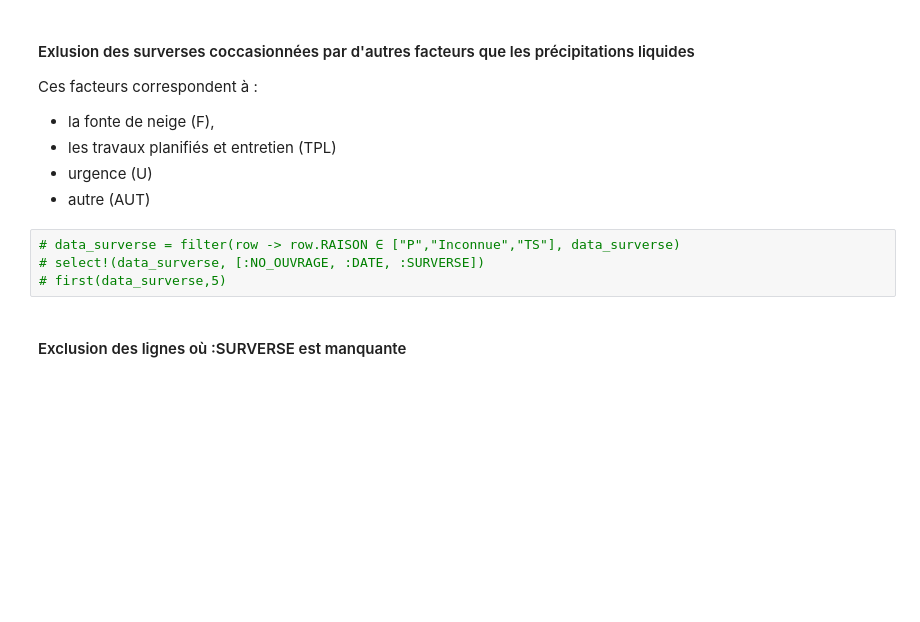
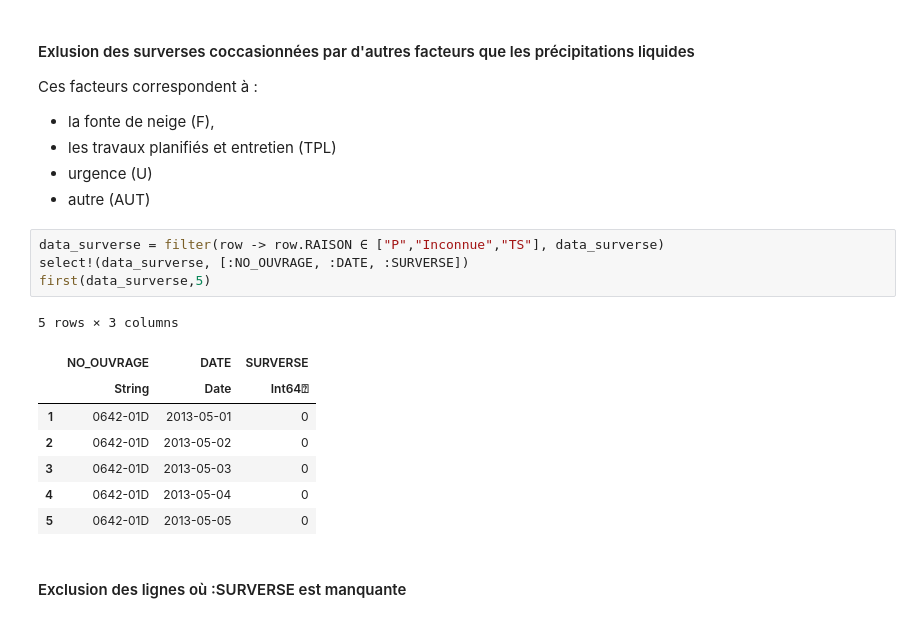
Before and after one commit to thien-ng/MTH3302, a Jupyter notebook: ProjetA19.ipynb, the cells around one changed output. Saved outputs shown, nothing was run; the diff lists cells and outputs as text; blank space fills up the shorter version.

```diff
--- a/ProjetA19.ipynb
+++ b/ProjetA19.ipynb
@@ -120,9 +120,18 @@ Ces facteurs correspondent à :
 - urgence (U)
 - autre (AUT)
 # %%
-# data_surverse = filter(row -> row.RAISON ∈ ["P","Inconnue","TS"], data_surverse)
-# select!(data_surverse, [:NO_OUVRAGE, :DATE, :SURVERSE])
-# first(data_surverse,5)
+data_surverse = filter(row -> row.RAISON ∈ ["P","Inconnue","TS"], data_surverse)
+select!(data_surverse, [:NO_OUVRAGE, :DATE, :SURVERSE])
+first(data_surverse,5)
+# %% [output]
+5 rows × 3 columns
+|  | NO_OUVRAGE | DATE | SURVERSE |
+|  | String | Date | Int64⍰ |
+| 1 | 0642-01D | 2013-05-01 | 0 |
+| 2 | 0642-01D | 2013-05-02 | 0 |
+| 3 | 0642-01D | 2013-05-03 | 0 |
+| 4 | 0642-01D | 2013-05-04 | 0 |
+| 5 | 0642-01D | 2013-05-05 | 0 |
 # %% [markdown]
 #### Exclusion des lignes où :SURVERSE est manquante
 # %%
```
Also changed, not shown: parts of 4 cells of this notebook.
